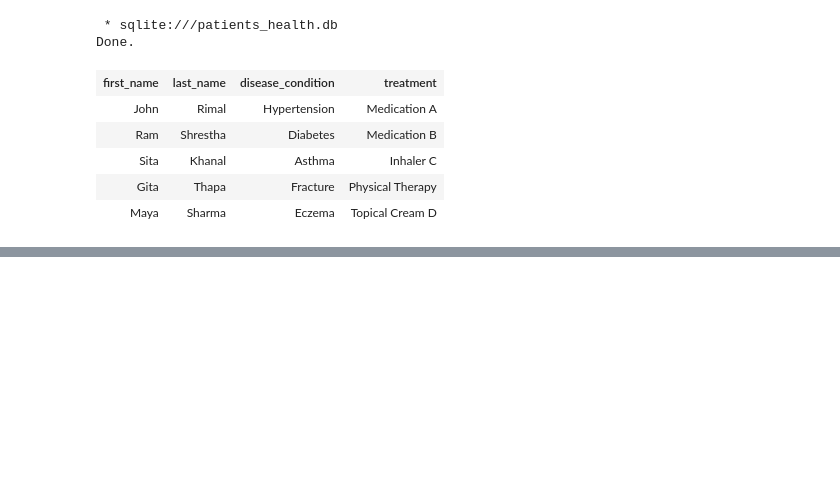
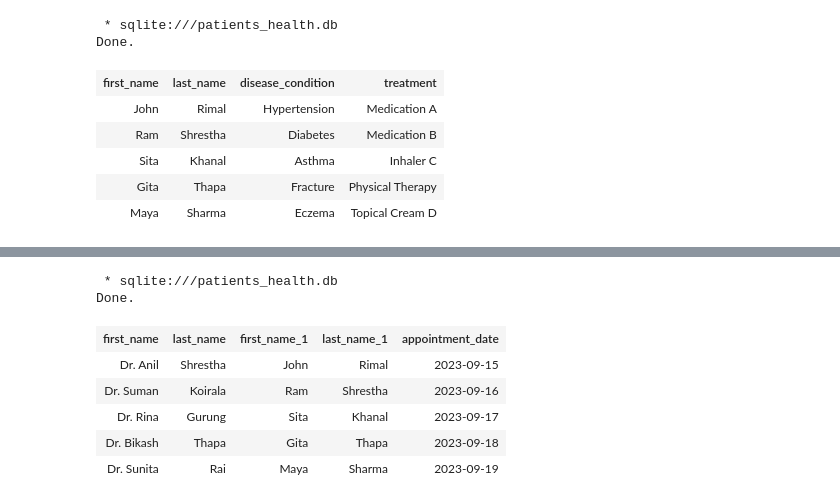
Before and after one commit to atignaschhetri/Health-record-system, a Jupyter notebook: app.ipynb, the cells around one changed output, grey strips where cells are left out. Saved outputs shown, nothing was run; the diff lists cells and outputs as text; code cells hidden in the pictures; blank space fills up the shorter version.

```diff
--- a/app.ipynb
+++ b/app.ipynb
@@ -333,0 +382,15 @@ Done.
+# %%
+%%sql
+select Doctors.first_name, Doctors.last_name, Patients.first_name, Patients.last_name, Appointments.appointment_date
+from Doctors
+join Appointments on Doctors.doctor_id = Appointments.doctor_id
+join Patients on Appointments.patient_id = Patients.patient_id;
+# %% [output]
+ * sqlite:///patients_health.db
+Done.
+| first_name | last_name | first_name_1 | last_name_1 | appointment_date |
+| Dr. Anil | Shrestha | John | Rimal | 2023-09-15 |
+| Dr. Suman | Koirala | Ram | Shrestha | 2023-09-16 |
+| Dr. Rina | Gurung | Sita | Khanal | 2023-09-17 |
+| Dr. Bikash | Thapa | Gita | Thapa | 2023-09-18 |
+| Dr. Sunita | Rai | Maya | Sharma | 2023-09-19 |
```
Also changed, not shown: parts of 17 cells of this notebook.
